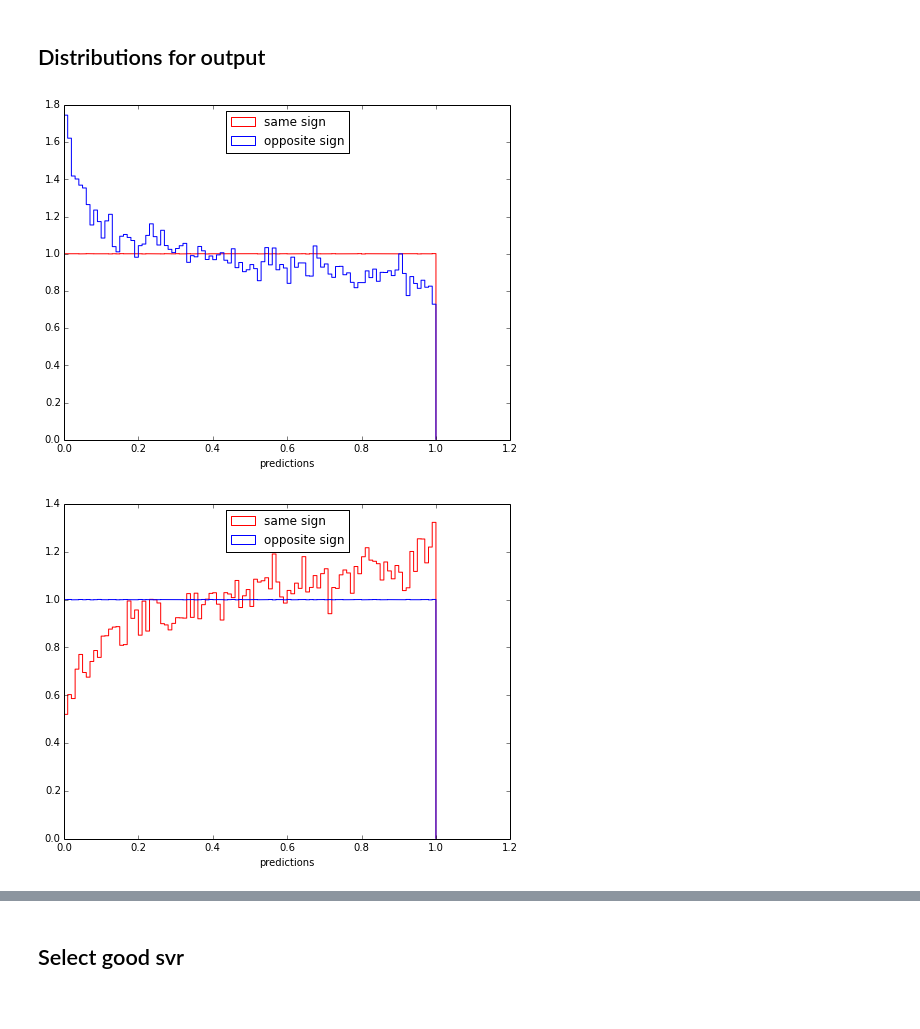
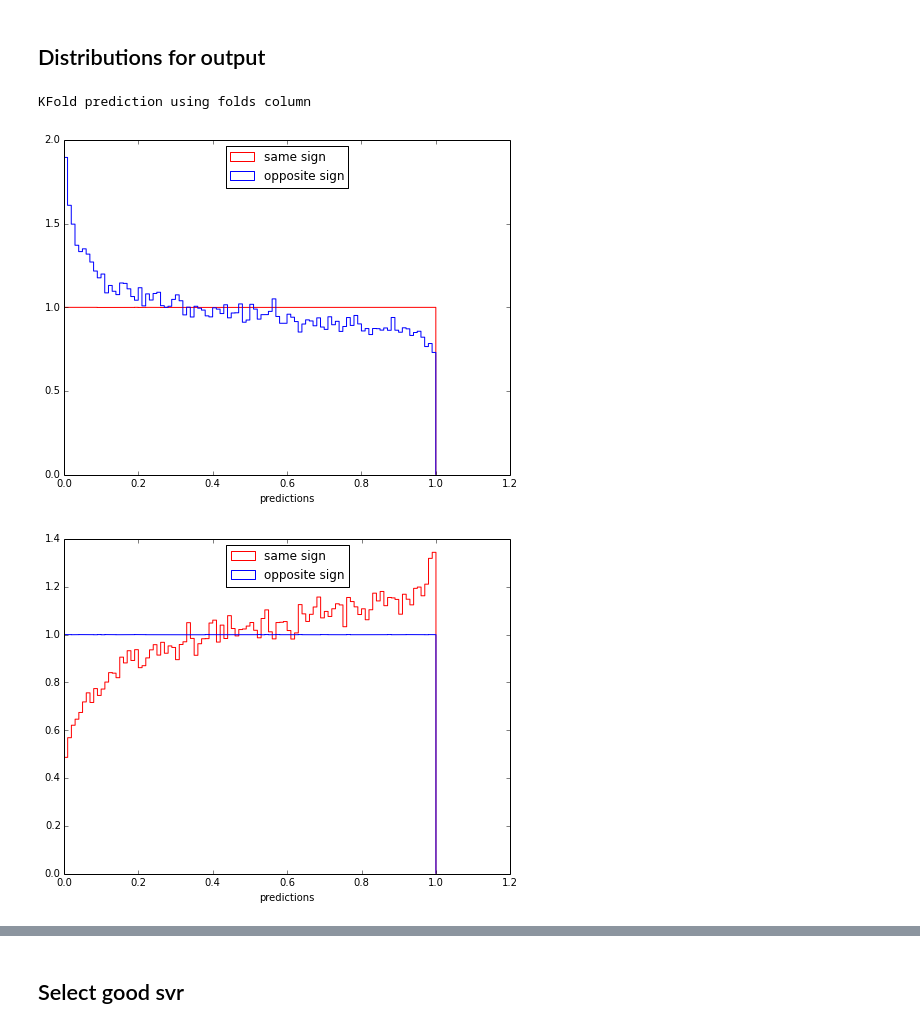
Before and after one commit to tlikhomanenko/tagging_LHCb, a Jupyter notebook: vertex.ipynb, the cells around one changed output, grey strips where cells are left out. Drawn from its saved outputs; the diff is of its cells as text; code cells hidden in the pictures.

```diff
--- a/vertex.ipynb
+++ b/vertex.ipynb
@@ -67,2 +72,0 @@ set(numpy.unique(data.event)).issubset(set(numpy.concatenate([train_events_id, t
-# %%
-data = data.ix[numpy.in1d(data.event.values, train_events_id), :]
@@ -75,6 +77,6 @@ Events: 176769 vrt: 176781
 # %%
 features = list(set(data.columns) - {'run', 'event', 'No', 'signB', 'signVtx', 'N_sig_sw', 'Bmass', 'mult',
-                                     'PIDNNp', 'PIDNNpi'})
+                                     'PIDNNp', 'PIDNNpi', 'label'})
 features
 # %% [output]
 ['vflag',
@@ -105,7 +96,7 @@ with open('vtx_forest.pkl', 'r') as f:
 # %%
-base = RandomForestClassifier(n_estimators=300, max_depth=8, min_samples_leaf=20, n_jobs=8)
+base = RandomForestClassifier(n_estimators=300, max_depth=8, min_samples_leaf=50, n_jobs=8)
 est_choose_RT = FoldingClassifier(base, features=features, random_state=13)
-est_choose_RT.fit(data, product_sign, data.N_sig_sw)
+est_choose_RT.fit(data_sw_pass, data_sw_pass.label, data_sw_pass.N_sig_sw)
 # %% [output]
 FoldingClassifier(base_estimator=RandomForestClassifier(bootstrap=True, class_weight=None, criterion='gini',
             max_depth=8, max_features='auto', max_leaf_nodes=None,
@@ -163,20 +150,9 @@ from rep.utils import Flattener
-# %%
-def run_flat_probs(probs, labels, weights, label=1):
-    figsize(8, 6)
-    flat = Flattener(probs[:, 1][labels == label], weights[labels == label])
-    flat_probs = flat(probs[:, 1])
-    hist(flat_probs[labels == 1], bins=100, normed=True, histtype='step',
-         weights=weights[labels == 1], label='same sign')
-    hist(flat_probs[labels == 0], bins=100, normed=True, histtype='step',
-         weights=weights[labels == 0], label='opposite sign')
-    xlabel('predictions')
-    legend(loc='upper center')
-    show()
-    return flat_probs
 # %%
-flat_ss_probs = run_flat_probs(probs_RT, product_sign, data.N_sig_sw.values, label=1)
-flat_os_probs = run_flat_probs(probs_RT, product_sign, data.N_sig_sw.values, label=0)
+probs = est_choose_RT.predict_proba(data_sw_pass)
+flat_ss = run_flat_probs(probs, data_sw_pass.label.values, data_sw_pass.N_sig_sw.values, label=1)
+flat_os = run_flat_probs(probs, data_sw_pass.label.values, data_sw_pass.N_sig_sw.values, label=0)
 # %% [output]
+KFold prediction using folds column
-[figure, old version]
+[figure, new version]
-[figure, old version]
+[figure, new version]
 # %%
```
Also changed, not shown: parts of 86 cells of this notebook, 4 other files.
